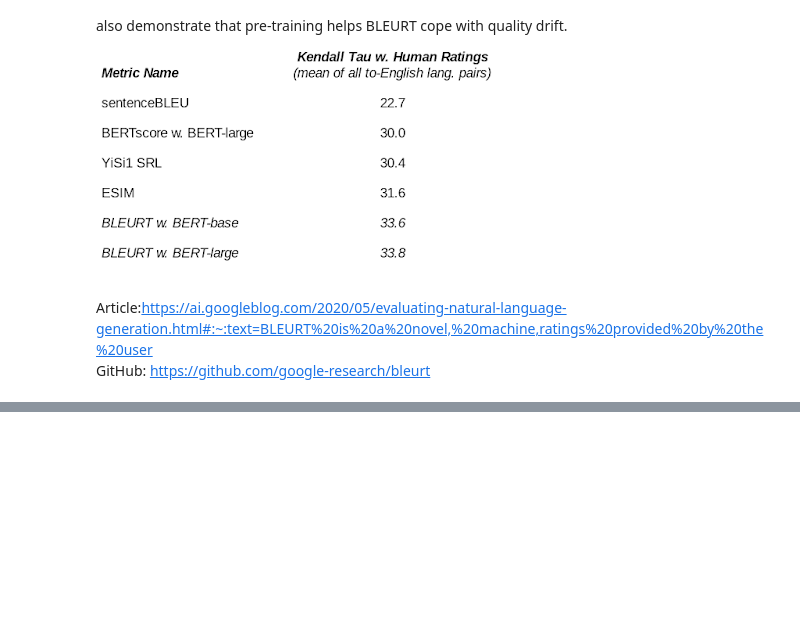
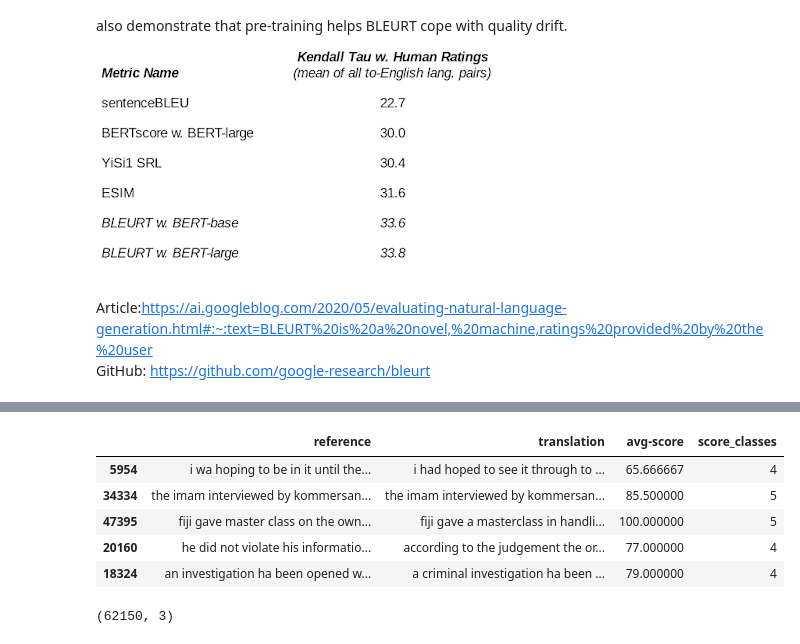
Before and after one commit to LorenzoPigozzi/TM_Project, a Jupyter notebook: TM_Lorenzo.ipynb, the cells around one changed output, grey strips where cells are left out. Cells and saved outputs as stored; diff of their text form; code cells hidden in the pictures; blank space fills up the shorter version.

```diff
--- a/TM_Lorenzo.ipynb
+++ b/TM_Lorenzo.ipynb
@@ -137,5 +134,0 @@ df = pd.concat([cs_en, de_en, ru_en, zh_en], axis = 0).reset_index(drop=True)
-# %%
-# a few options for preprocessing
-stop = set(stopwords.words('english'))
-exclude = set(string.punctuation)
-lemma = WordNetLemmatizer()
@@ -400,0 +578,14 @@ matrix([[0, 0, 0, ..., 0, 0, 0],
+# %%
+train.head()
+# %% [output]
+|  | reference | translation | avg-score | score_classes |
+| 5954 | i wa hoping to be in it until the... | i had hoped to see it through to ... | 65.666667 | 4 |
+| 34334 | the imam interviewed by kommersan... | the imam interviewed by kommersan... | 85.500000 | 5 |
+| 47395 | fiji gave master class on the own... | fiji gave a masterclass in handli... | 100.000000 | 5 |
+| 20160 | he did not violate his informatio... | according to the judgement the or... | 77.000000 | 4 |
+| 18324 | an investigation ha been opened w... | a criminal investigation ha been ... | 79.000000 | 4 |
+# %%
+train2 = train[['reference', 'translation', 'score_classes']]
+train2.shape
+# %% [output]
+(62150, 3)
```
Also changed, not shown: parts of 39 cells of this notebook.
